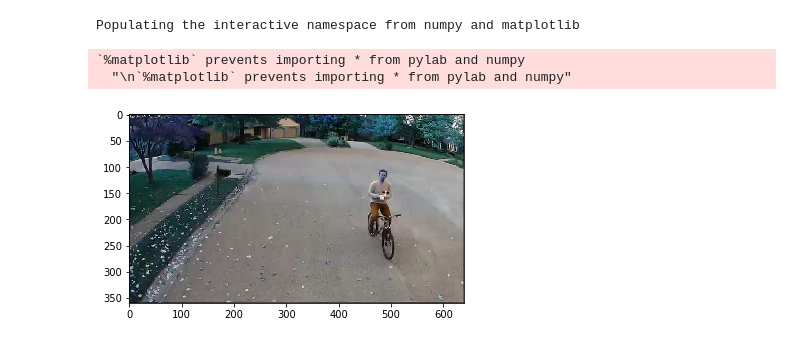
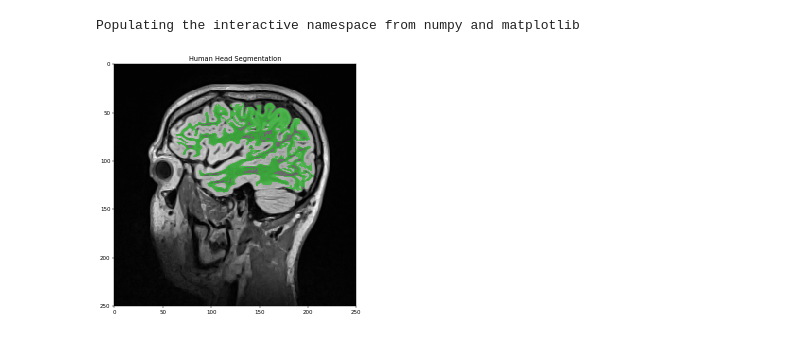
Before and after one commit to riaz/Practical_OpenCV3_Python, a Jupyter notebook: Section2_NumberPlateRecognition/Section2_Notebook_Unsolved.ipynb, the cells around one changed output. Cells and saved outputs as stored; diff of their text form; code cells hidden in the pictures.

```diff
--- a/Section2_NumberPlateRecognition/Section2_Notebook_Unsolved.ipynb
+++ b/Section2_NumberPlateRecognition/Section2_Notebook_Unsolved.ipynb
@@ -1256,15 +1294,15 @@ track_window = (c,r,w,h)
 
 # set up the ROI for tracking
 
-# TODO: 1
-roi = frame[r:r+h, c:c+w]
+roi = frame[r: r+h, c: c+w]
 
 hsv_roi =  cv2.cvtColor(roi, cv2.COLOR_BGR2HSV)
 mask = cv2.inRange(hsv_roi, np.array((0., 60.,32.)), np.array((180.,255.,255.)))
 
 # we create a histogram of the ROI and then normalize it
 
-# TODO : 2
+roi_hist = cv2.calcHist([hsv_roi], [0], mask, [180], [0,180])
+cv2.normalize(roi_hist, roi_hist, 0, 255, cv2.NORM_MINMAX)
 
 # Setup the termination criteria, either 10 iteration or move by atleast 1 pt
 term_crit = ( cv2.TERM_CRITERIA_EPS | cv2.TERM_CRITERIA_COUNT, 10, 1 )
@@ -1283,13 +1321,15 @@ try:
         hsv = cv2.cvtColor(frame, cv2.COLOR_BGR2HSV)
 
         # we perform the backprojection between the current frame and the histogram of ROI
-        # TODO : 2
+        dst = cv2.calcBackProject([hsv], [0], roi_hist, [0,180],1)
 
         # apply meanshift to get the new location
-        # TODO : 3
+        ret, track_window = cv2.meanShift(dst, track_window, term_crit)
 
         # Drawing the tracking window on the image
-        # TODO : 4
+        x,y,w,h = track_window
+        frame = cv2.cvtColor(frame, cv2.COLOR_BGR2RGB)
+        img2  = cv2.rectangle(frame, (x,y) , (x+w, y+h), 255, 2)
 
         # Turn off the axis
         axis('off')
@@ -1307,11 +1347,6 @@ try:
 except KeyboardInterrupt:
     # Release the Video Device
     vid.release()
-# %% [output]
-Populating the interactive namespace from numpy and matplotlib
-`%matplotlib` prevents importing * from pylab and numpy
-  "\n`%matplotlib` prevents importing * from pylab and numpy"
-[figure, removed]
 # %%
 # Medical Imaging and Segmentation Example using Simple ITK Library
 
@@ -1347,34 +1382,42 @@ pathDicom = "resources/images/MyHead/"
 idxSlice = 50
 
 # int labels to assign to the segmented white and gray matter.
 # These need to be different integers but their values themselves
 # don't matter
 
-# TODO : 1
+labelWhiteMatter = 1
+labelGrayMatter = 2
 
 # Reading the Medical Image files in the DICOM format
 reader = SimpleITK.ImageSeriesReader()
 filenamesDICOM = reader.GetGDCMSeriesFileNames(pathDicom)
 
 reader.SetFileNames(filenamesDICOM)
 imgOriginal = reader.Execute()
 
 imgOriginal = imgOriginal[:,:,idxSlice]
 
 # De-noising the image using CurvatureFlow
 
-# TODO : 2
+imgSmooth = SimpleITK.CurvatureFlow(image1 = imgOriginal, timeStep = 0.125, numberOfIterations=5)
 
 lstSeeds = [(150,75)]
 
 # Using ConnectedThreashold to label pixels that lie within the range of values in the params.
 
-# TODO : 3
+imgWhiteMatter = SimpleITK.ConnectedThreshold(image1 = imgSmooth,
+                                             seedList = lstSeeds,
+                                             lower = 130,
+                                             upper = 190,
+                                             replaceValue=labelWhiteMatter)
 
 # Rescale 'imgSmooth' and cast it to an integer type to match that of 'imgWhiteMatter'
 imgSmoothInt = SimpleITK.Cast(SimpleITK.RescaleIntensity(imgSmooth), imgWhiteMatter.GetPixelID())
 
 # Use 'LabelOverlay' to overlay 'imgSmooth' and 'imgWhiteMatter' and render using sitk_show
 # Check the implementation of sitk_show above
 
-# TODO : 4
+sitk_show(SimpleITK.LabelOverlay(imgSmoothInt, imgWhiteMatter), "Human Head Segmentation")
+# %% [output]
+Populating the interactive namespace from numpy and matplotlib
+[figure, added]
```
Also changed, not shown: parts of 9 cells of this notebook, 6 other files.
